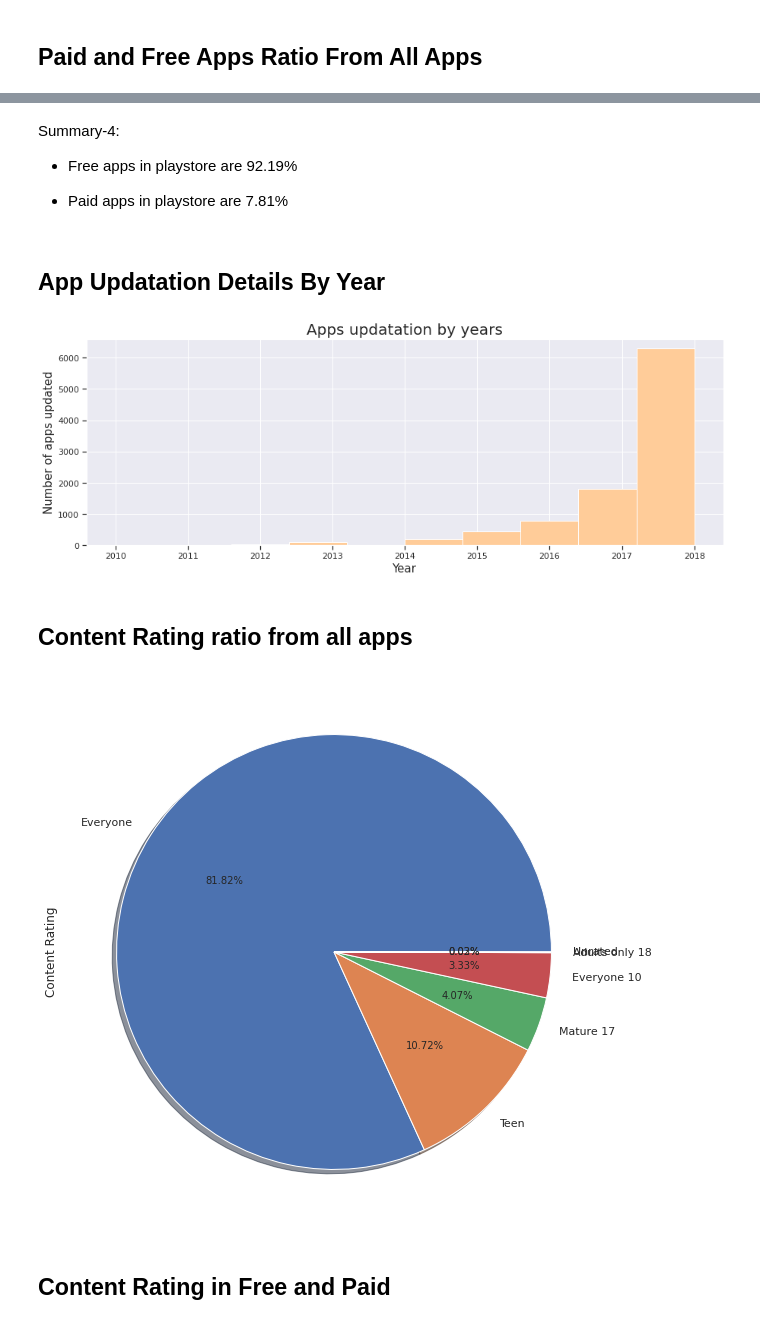
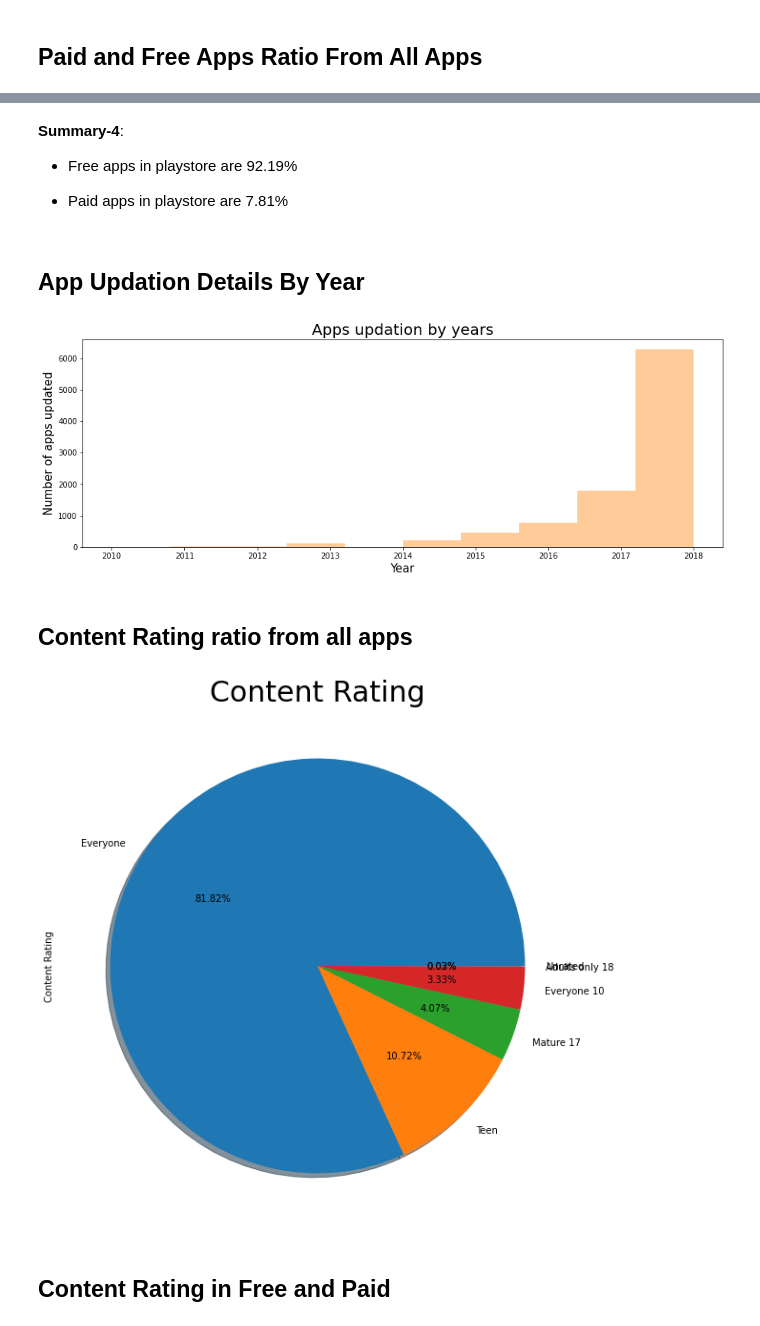
Before and after one commit to Shreya-data/Play-Store-App-Reviews-Analysis, a Jupyter notebook: playstore_Reviews.ipynb, the cells around one changed output, grey strips where cells are left out. Drawn from its saved outputs; the diff is of its cells as text; code cells hidden in the pictures.

```diff
--- a/playstore_Reviews.ipynb
+++ b/playstore_Reviews.ipynb
@@ -8,6 +8,7 @@ import matplotlib.pyplot as plt
 import seaborn as sns
 import warnings
 warnings.filterwarnings("ignore")
+sns.set()
 # %%
 from google.colab import drive
 drive.mount('/content/drive')
@@ -565,0 +590,2 @@ play_store_data2['Content Rating'].isnull().sum()
+# %%
+play_store_data2["Genres"]=play_store_data2["Genres"].replace(np.nan, "Lifestyle")
@@ -791,31 +864,32 @@ plt.show()
 # %% [markdown]
-Summary-4:
+**Summary-4**:
 
 * Free apps in playstore are 92.19%
 
 * Paid apps in playstore are 7.81%
 # %% [markdown]
-**App Updatation Details By Year**
+**App Updation Details By Year**
 --
 # %%
 plt.figure(figsize=(15,5))
-plt.title("Apps updatation by years", fontsize=20)
+plt.title("Apps updation by years", fontsize=20)
 ax = plt.hist(play_store_data2.LastUpdated_Year, color="#ffcc99")
 plt.tick_params(left='on', bottom='on')
 plt.xlabel("Year",size=15)
 plt.ylabel("Number of apps updated",size=15)
 plt.show()
 # %% [output]
-[figure, old version]
+[figure, new version]
 # %% [markdown]
 **Content Rating ratio from all apps**
 --
 # %%
-plt.figure(figsize=(15,10))
+plt.figure(figsize=(10,10))
 pd.value_counts(play_store_data2["Content Rating"]).plot(kind = 'pie',  autopct='%1.2f%%', shadow=True)
+plt.title("Content Rating",fontsize=30)
 plt.show()
 # %% [output]
-[figure, old version]
+[figure, new version]
 # %% [markdown]
 **Content Rating in Free and Paid**
 --
```
Also changed, not shown: parts of 40 cells of this notebook.
